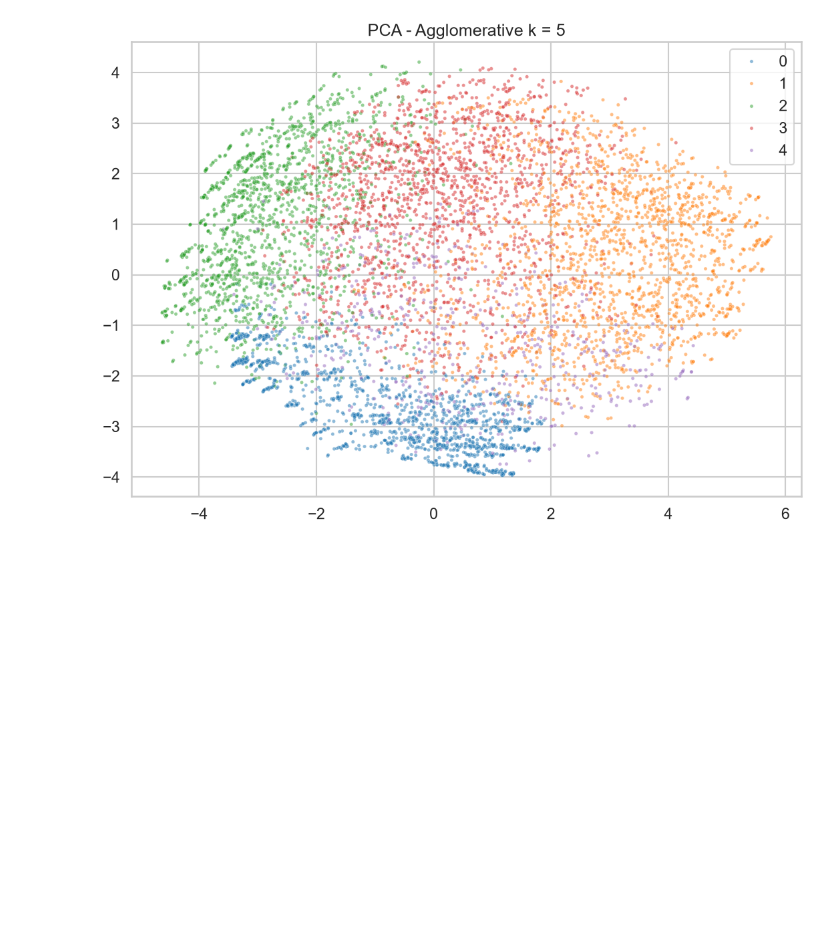
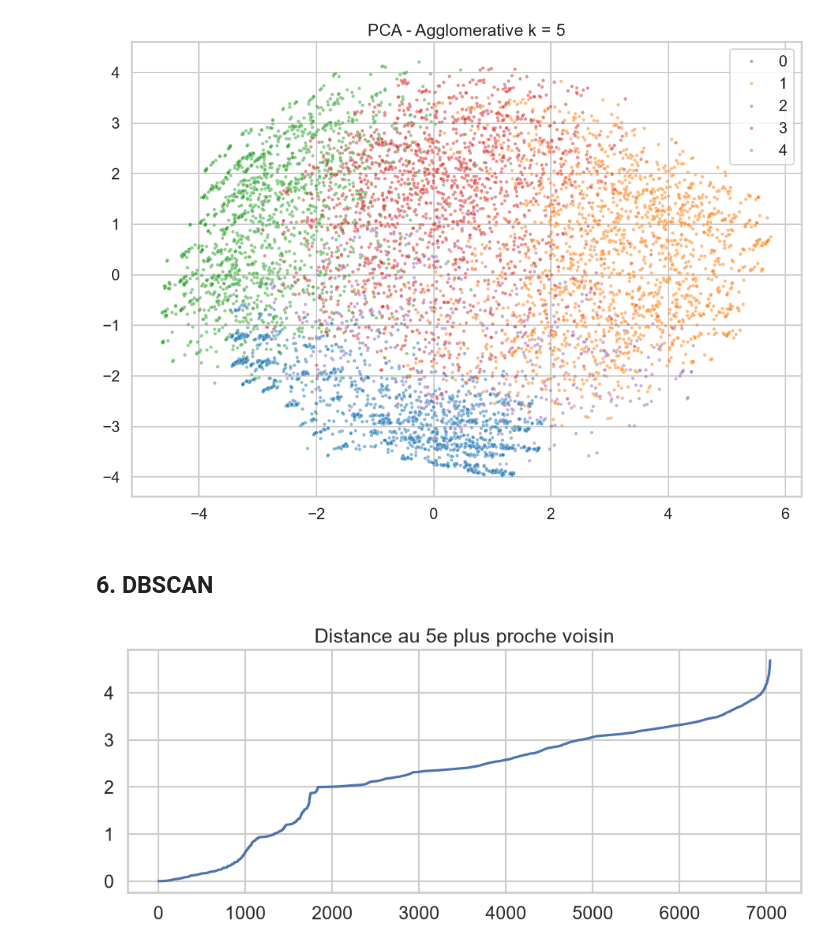
Before and after one commit to doughmi-ilyas/customer-churn-prediction, a Jupyter notebook: notebooks/02_clusters.ipynb, the cells around one changed output. Saved outputs shown, nothing was run; the diff lists cells and outputs as text; code cells hidden in the pictures; blank space fills up the shorter version.

Commit message:
clustering: add section "DBSCAN"

```diff
--- a/notebooks/02_clusters.ipynb
+++ b/notebooks/02_clusters.ipynb
@@ -200,3 +200,14 @@ fig.savefig(f"{FIG_DIR}/13_pca_agglomerative.png", dpi=110, bbox_inches="tight")
 plt.show()
 # %% [output]
 [figure]
+# %% [markdown]
+## 6. DBSCAN
+# %%
+kdist = np.sort(NearestNeighbors(n_neighbors=5).fit(X).kneighbors(X)[0][:, -1])
+fig, ax = plt.subplots(figsize=(11, 4))
+ax.plot(kdist)
+ax.set_title("Distance au 5e plus proche voisin")
+fig.savefig(f"{FIG_DIR}/14_dbscan_kdistance.png", dpi=110, bbox_inches="tight")
+plt.show()
+# %% [output]
+[figure, added]
```
Also changed, not shown: parts of 2 cells of this notebook, 2 other files.
